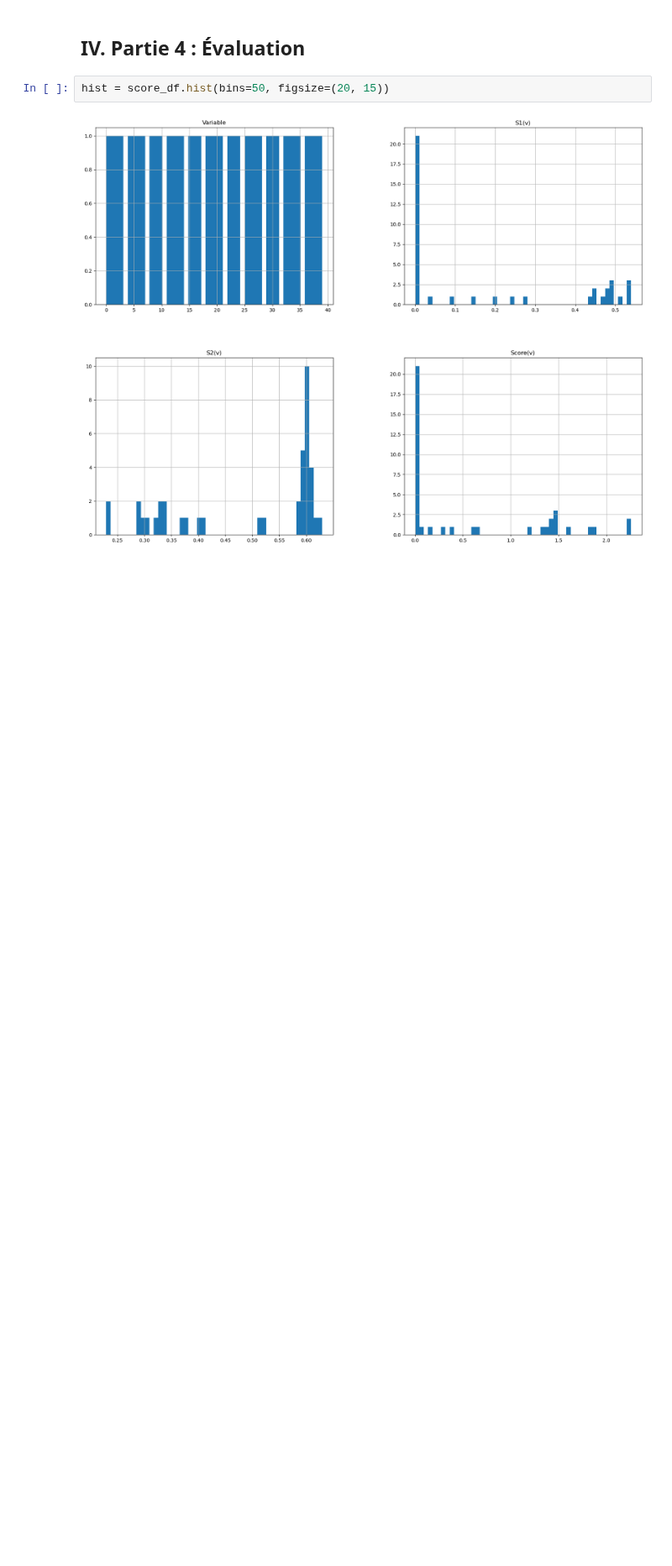
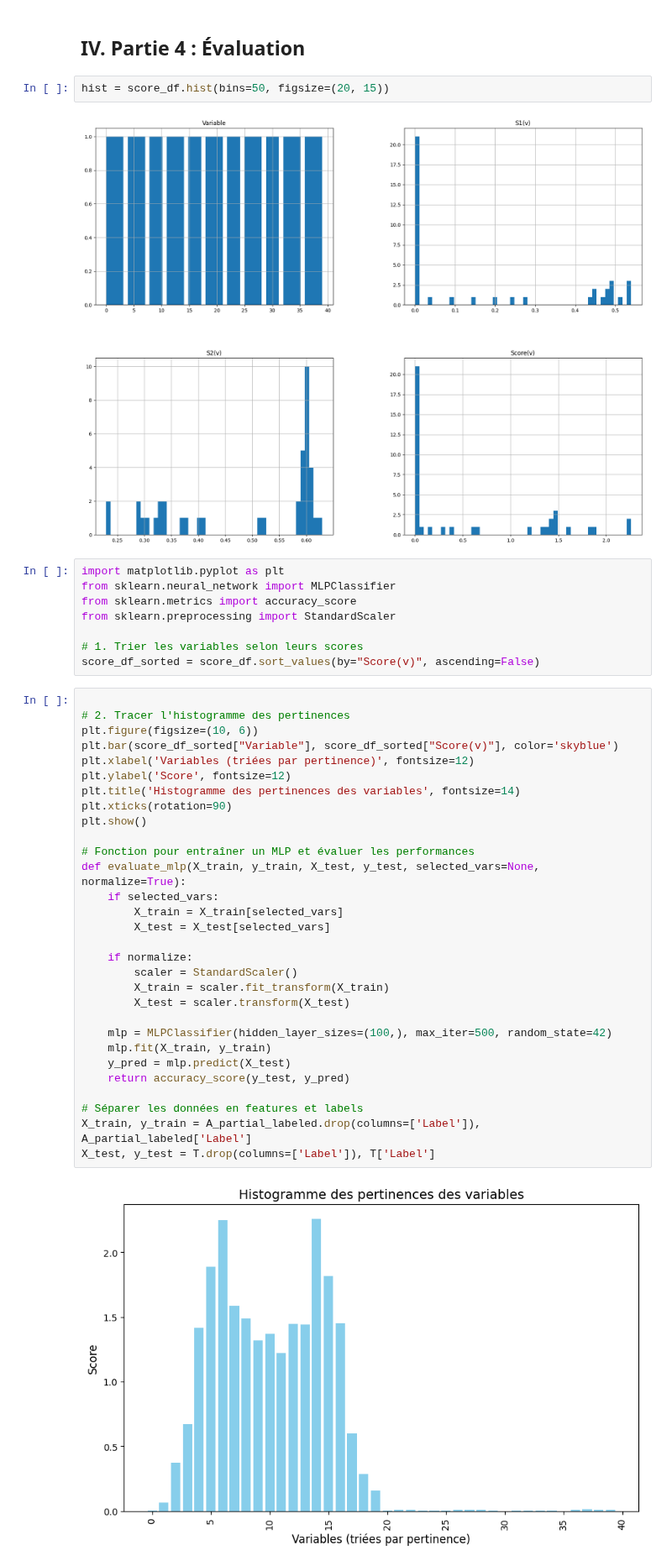
Before and after one commit to jdutel42/TAA, a Jupyter notebook: TP/TP3/TP3_TAA.ipynb, the cells around one changed output. Shown at 84% size. Cells and saved outputs as stored; diff of their text form; blank space fills up the shorter version.

```diff
--- a/TP/TP3/TP3_TAA.ipynb
+++ b/TP/TP3/TP3_TAA.ipynb
@@ -386,3 +386,43 @@ score_df
 hist = score_df.hist(bins=50, figsize=(20, 15))
 # %% [output]
 [figure]
+# %%
+import matplotlib.pyplot as plt
+from sklearn.neural_network import MLPClassifier
+from sklearn.metrics import accuracy_score
+from sklearn.preprocessing import StandardScaler
+
+# 1. Trier les variables selon leurs scores
+score_df_sorted = score_df.sort_values(by="Score(v)", ascending=False)
+# %%
+
+# 2. Tracer l'histogramme des pertinences
+plt.figure(figsize=(10, 6))
+plt.bar(score_df_sorted["Variable"], score_df_sorted["Score(v)"], color='skyblue')
+plt.xlabel('Variables (triées par pertinence)', fontsize=12)
+plt.ylabel('Score', fontsize=12)
+plt.title('Histogramme des pertinences des variables', fontsize=14)
+plt.xticks(rotation=90)
+plt.show()
+
+# Fonction pour entraîner un MLP et évaluer les performances
+def evaluate_mlp(X_train, y_train, X_test, y_test, selected_vars=None, normalize=True):
+    if selected_vars:
+        X_train = X_train[selected_vars]
+        X_test = X_test[selected_vars]
+
+    if normalize:
+        scaler = StandardScaler()
+        X_train = scaler.fit_transform(X_train)
+        X_test = scaler.transform(X_test)
+
+    mlp = MLPClassifier(hidden_layer_sizes=(100,), max_iter=500, random_state=42)
+    mlp.fit(X_train, y_train)
+    y_pred = mlp.predict(X_test)
+    return accuracy_score(y_test, y_pred)
+
+# Séparer les données en features et labels
+X_train, y_train = A_partial_labeled.drop(columns=['Label']), A_partial_labeled['Label']
+X_test, y_test = T.drop(columns=['Label']), T['Label']
+# %% [output]
+[figure, added]
```
Also changed, not shown: parts of 5 cells of this notebook.
